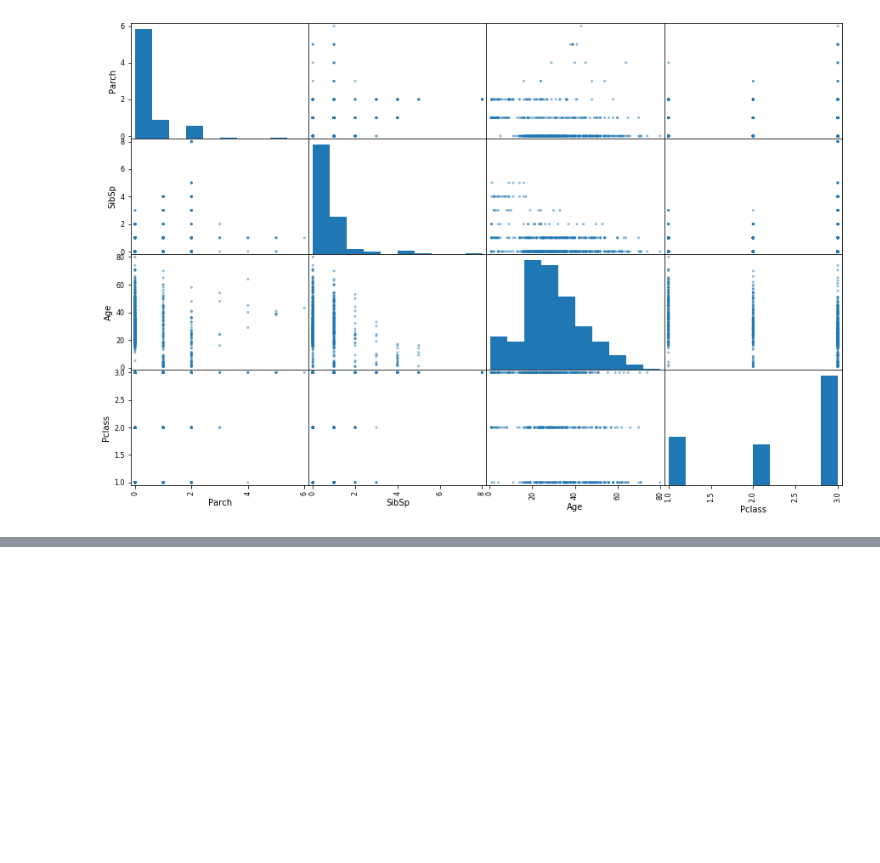
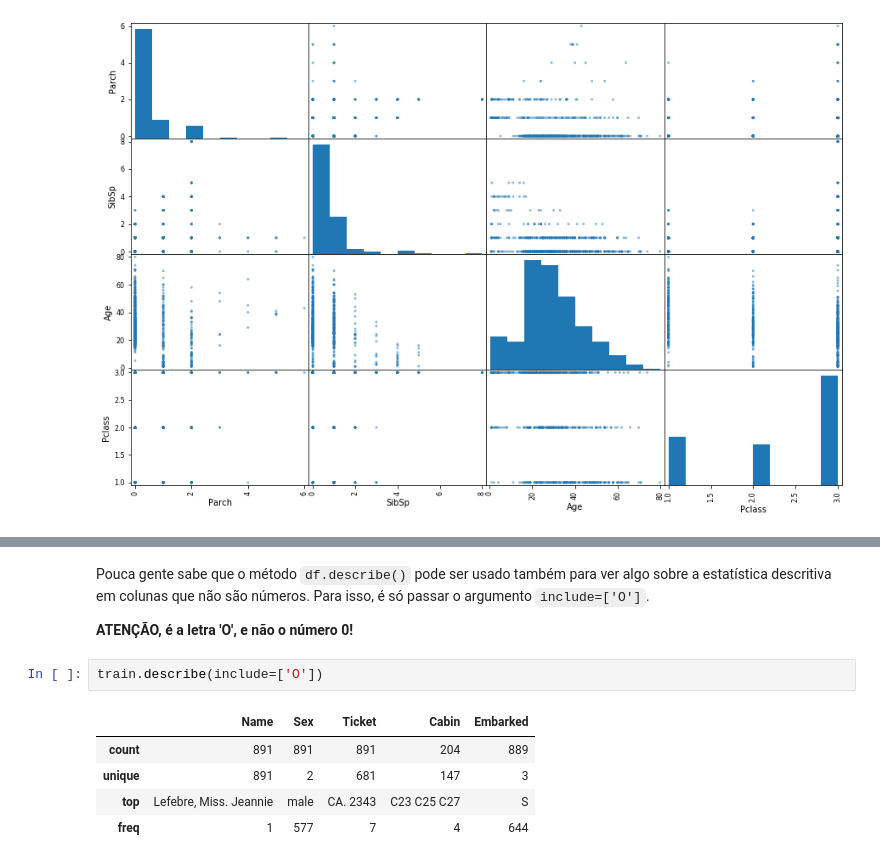
Before and after one commit to carlosfab/data_science, a Jupyter notebook: Titanic.ipynb, the cells around one changed output, grey strips where cells are left out. Drawn from its saved outputs; the diff is of its cells as text; blank space fills up the shorter version.

````diff
--- a/Titanic.ipynb
+++ b/Titanic.ipynb
@@ -262,0 +274,12 @@ sns.heatmap(train.corr(), cmap='coolwarm', fmt='.2f', linewidths=0.1,vmax=1.0,
+# %% [markdown]
+Pouca gente sabe que o método ```df.describe()``` pode ser usado também para ver algo sobre a estatística descritiva em colunas que não são números. Para isso, é só passar o argumento ```include=['O']```.
+
+**ATENÇÃO, é a letra 'O', e não o número 0!**
+# %%
+train.describe(include=['O'])
+# %% [output]
+|  | Name | Sex | Ticket | Cabin | Embarked |
+| count | 891 | 891 | 891 | 204 | 889 |
+| unique | 891 | 2 | 681 | 147 | 3 |
+| top | Lefebre, Miss. Jeannie | male | CA. 2343 | C23 C25 C27 | S |
+| freq | 1 | 577 | 7 | 4 | 644 |
````
Also changed, not shown: parts of 34 cells of this notebook.
